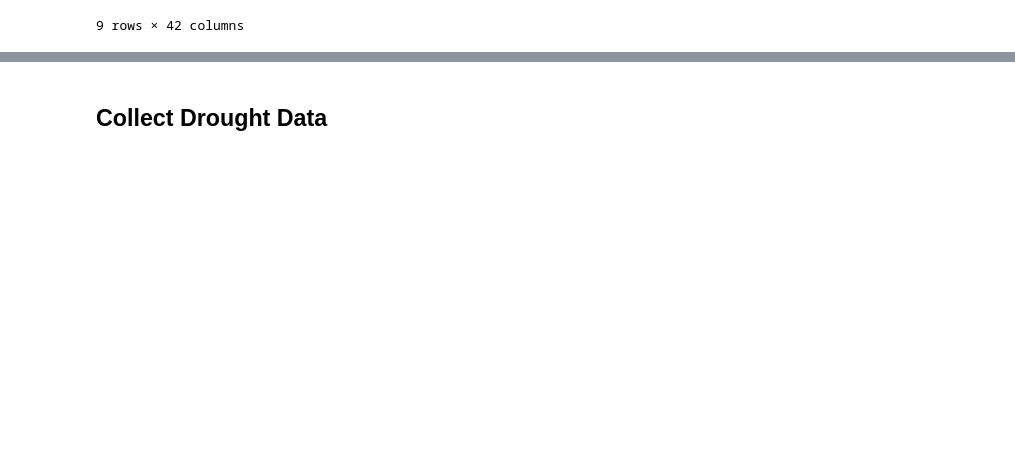
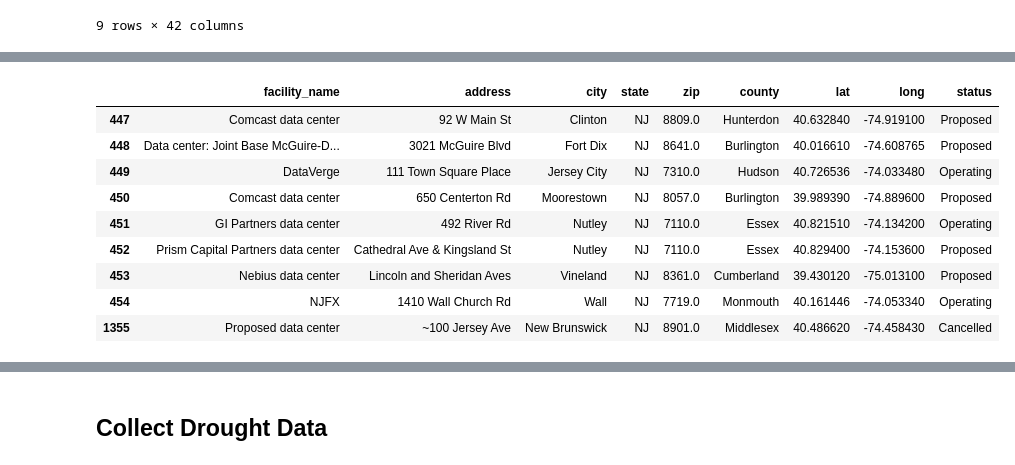
Before and after one commit to yalinli2/EnvEtools, a Jupyter notebook: course_modules/3_Data_Center_Python.ipynb, the cells around one changed output, grey strips where cells are left out. Cells and saved outputs as stored; diff of their text form; code cells hidden in the pictures; blank space fills up the shorter version.

```diff
--- a/course_modules/3_Data_Center_Python.ipynb
+++ b/course_modules/3_Data_Center_Python.ipynb
@@ -77,0 +77,4 @@ nj
+# %%
+# Make a new dataframe with just those data
+nj = datacenter[datacenter.state=='NJ'].copy()
+nj
@@ -77,0 +93,15 @@ nj
+# %%
+# Only select the columns we want
+nj_processed = nj.iloc[:, :9]
+nj_processed
+# %% [output]
+|  | facility_name | address | city | state | zip | county | lat | long | status |
+| 447 | Comcast data center | 92 W Main St | Clinton | NJ | 8809.0 | Hunterdon | 40.632840 | -74.919100 | Proposed |
+| 448 | Data center: Joint Base McGuire-D... | 3021 McGuire Blvd | Fort Dix | NJ | 8641.0 | Burlington | 40.016610 | -74.608765 | Proposed |
+| 449 | DataVerge | 111 Town Square Place | Jersey City | NJ | 7310.0 | Hudson | 40.726536 | -74.033480 | Operating |
+| 450 | Comcast data center | 650 Centerton Rd | Moorestown | NJ | 8057.0 | Burlington | 39.989390 | -74.889600 | Proposed |
+| 451 | GI Partners data center | 492 River Rd | Nutley | NJ | 7110.0 | Essex | 40.821510 | -74.134200 | Operating |
+| 452 | Prism Capital Partners data center | Cathedral Ave & Kingsland St | Nutley | NJ | 7110.0 | Essex | 40.829400 | -74.153600 | Proposed |
+| 453 | Nebius data center | Lincoln and Sheridan Aves | Vineland | NJ | 8361.0 | Cumberland | 39.430120 | -75.013100 | Proposed |
+| 454 | NJFX | 1410 Wall Church Rd | Wall | NJ | 7719.0 | Monmouth | 40.161446 | -74.053340 | Operating |
+| 1355 | Proposed data center | ~100 Jersey Ave | New Brunswick | NJ | 8901.0 | Middlesex | 40.486620 | -74.458430 | Cancelled |
```
Also changed, not shown: parts of 36 cells of this notebook, 6 other files.
